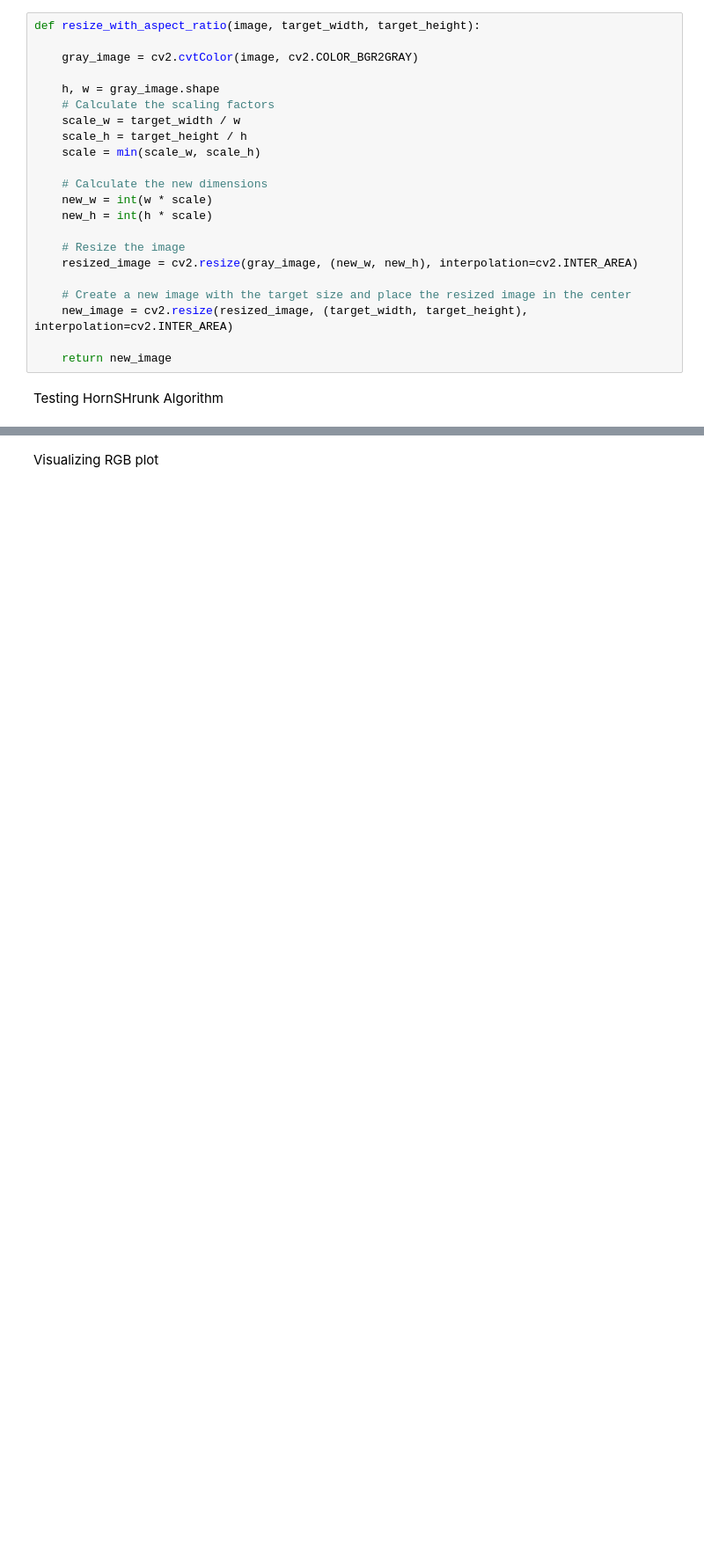
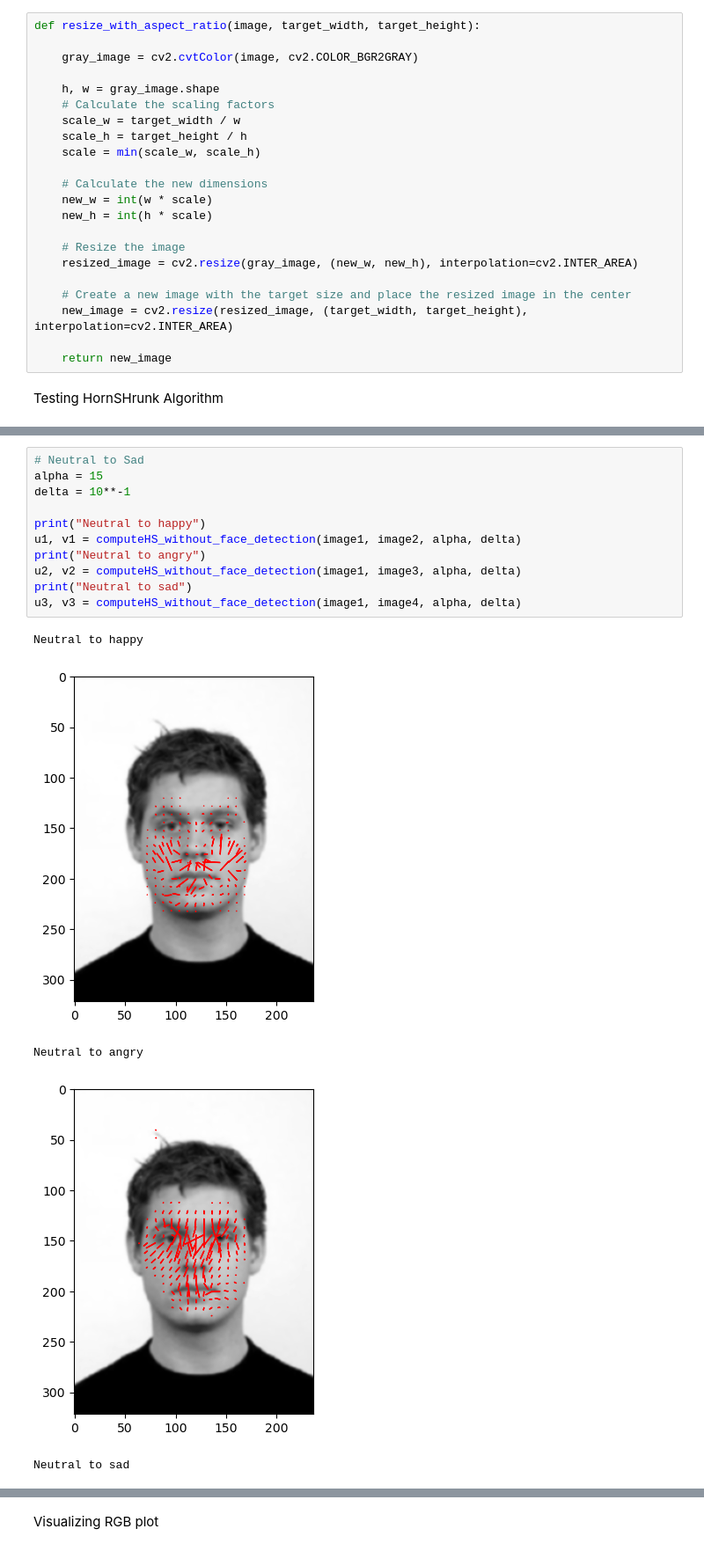
Before and after one commit to kisalthennakoon/Face-Expression-Change-Detection, a Jupyter notebook: Face Expression Change Detection/ImageCode.ipynb, the cells around one changed output, grey strips where cells are left out. Shown at 88% size. Drawn from its saved outputs; the diff is of its cells as text; blank space fills up the shorter version.

```diff
--- a/Face Expression Change Detection/ImageCode.ipynb
+++ b/Face Expression Change Detection/ImageCode.ipynb
@@ -266,0 +279,17 @@ Neutral to Sad
+# %%
+# Neutral to Sad
+alpha = 15
+delta = 10**-1
+
+print("Neutral to happy")
+u1, v1 = computeHS_without_face_detection(image1, image2, alpha, delta)
+print("Neutral to angry")
+u2, v2 = computeHS_without_face_detection(image1, image3, alpha, delta)
+print("Neutral to sad")
+u3, v3 = computeHS_without_face_detection(image1, image4, alpha, delta)
+# %% [output]
+Neutral to happy
+[figure, added]
+Neutral to angry
+[figure, added]
+Neutral to sad
```
Also changed, not shown: parts of 6 cells of this notebook, 3 other files.
